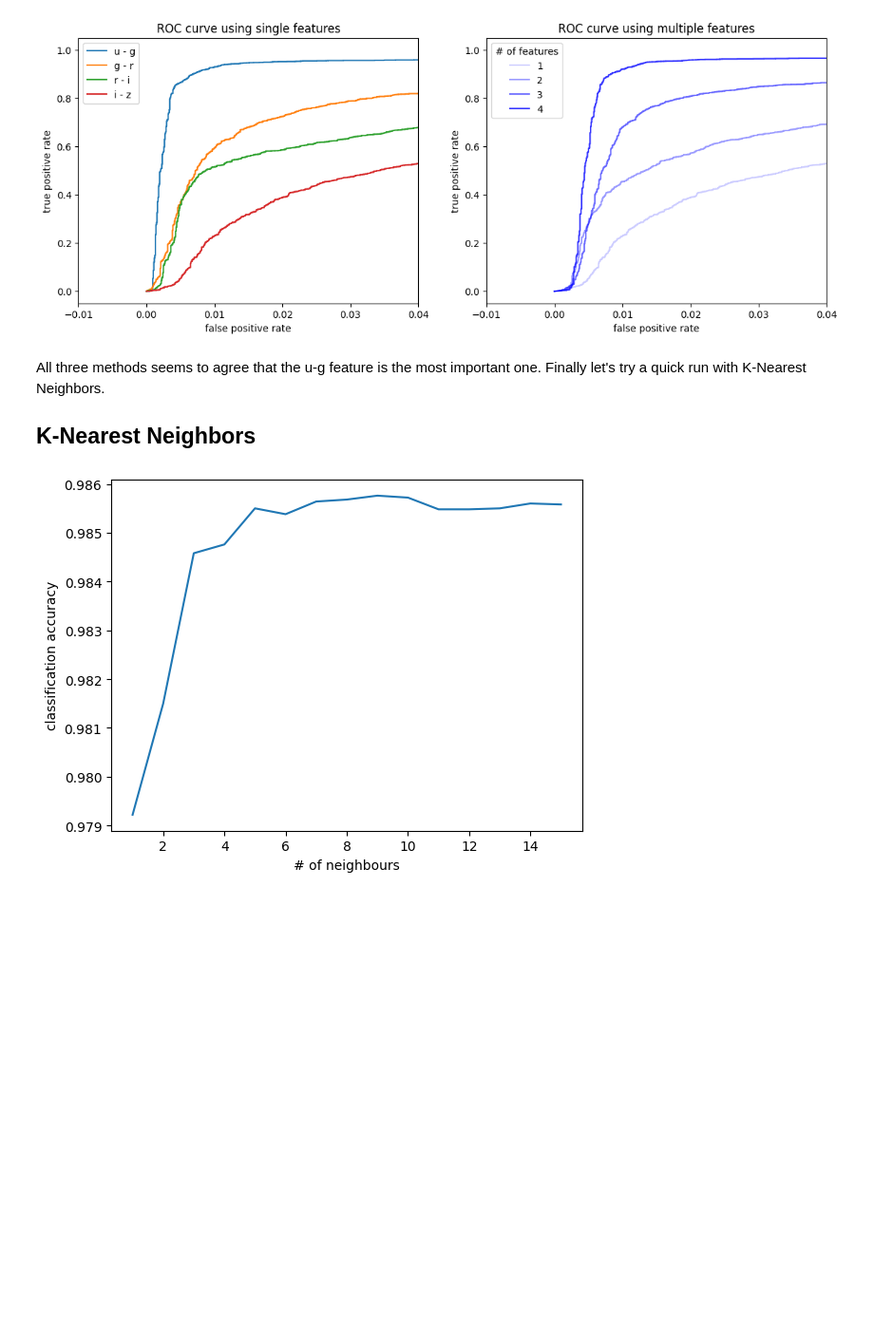
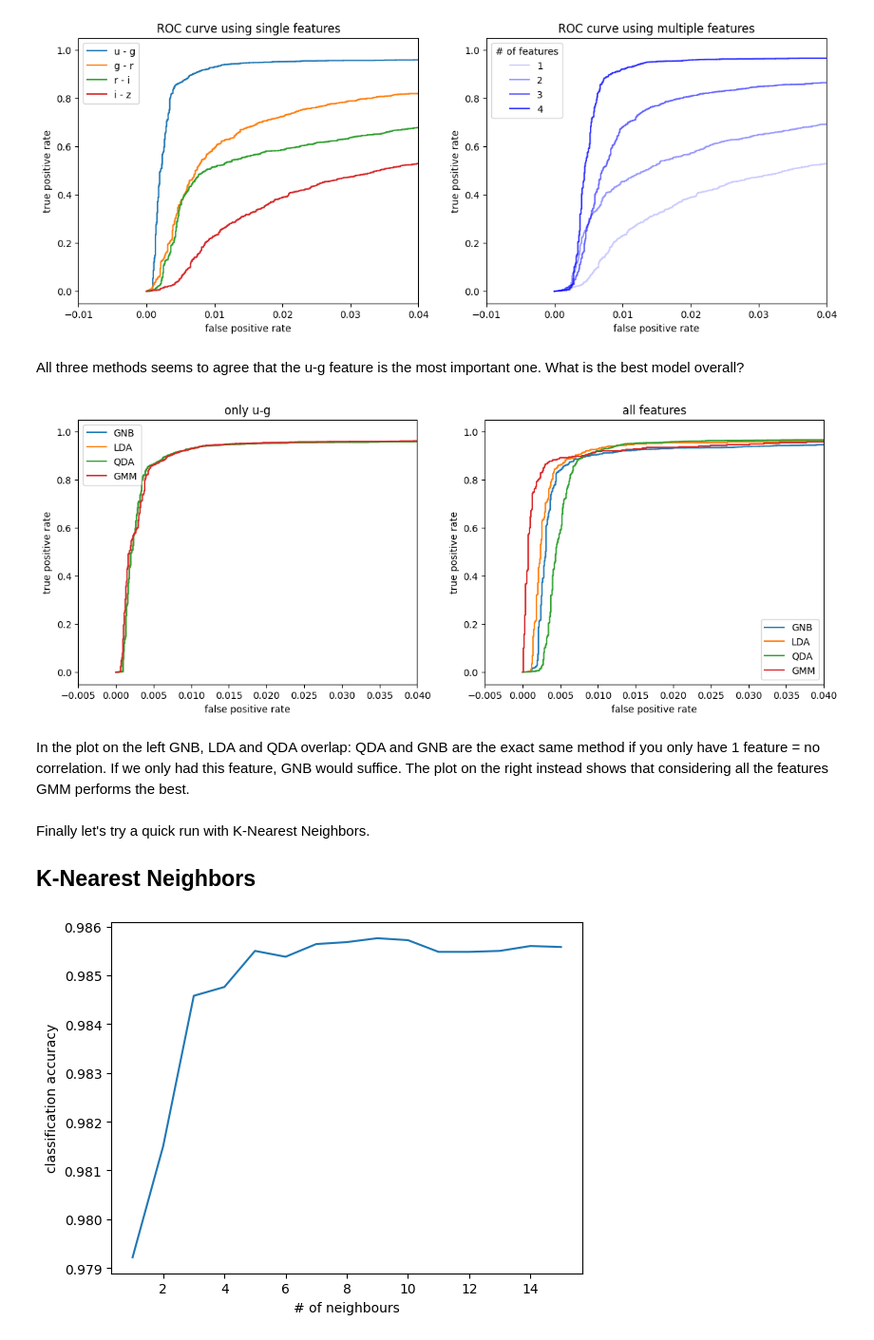
Before and after one commit to lisam10/astrostatistics_bicocca_2024, a Jupyter notebook: working/W19_quasars.ipynb, the cells around one changed output. Shown at 95% size. Saved outputs shown, nothing was run; the diff lists cells and outputs as text; code cells hidden in the pictures; blank space fills up the shorter version.

```diff
--- a/working/W19_quasars.ipynb
+++ b/working/W19_quasars.ipynb
@@ -207,6 +185,4 @@ plt.show()
 # %% [output]
 [figure]
 # %% [markdown]
-All three methods seems to agree that the u-g feature is the most important one. Finally let's try a quick run with K-Nearest Neighbors.
-
-## K-Nearest Neighbors
+All three methods seems to agree that the u-g feature is the most important one. What is the best model overall?
@@ -213,3 +191,50 @@ All three methods seems to agree that the u-g feature is the most important one.
+# %%
+def compute_ROC(X_train, y_train, X_val, y_val, clf_name):
+    if clf_name=='GNB':
+        clf=GaussianNB()
+    elif clf_name=='LDA':
+        clf=LDA()
+    elif clf_name=='QDA':
+        clf=QDA()
+    elif clf_name=='GMM':
+        clf=GMMBayes(n_components=3)
+
+    clf.fit(X_train, y_train)
+    y_prob = clf.predict_proba(X_val)[:,1]
+    fpr, tpr, thresh = roc_curve(y_val, y_prob)
+    return fpr, tpr
+# %%
+fig = plt.figure(figsize = (14, 5))
+
+#only on u-g line -----------
+ax = fig.add_subplot(121)
+ax.set(xlabel='false positive rate', ylabel = 'true positive rate', title = 'only u-g', xlim = (-0.005, 0.04))
+ug_train = X_train[:,0].reshape(-1,1)
+ug_val = X_val[:,0].reshape(-1,1)
+clf=['GNB', 'LDA', 'QDA', 'GMM']
+for c in clf:
+    fpr, tpr = compute_ROC(ug_train, y_train, ug_val, y_val, c)
+    ax.plot(fpr, tpr, label=c)
+
+ax.legend()
+#on all features -----------
+
+ax = fig.add_subplot(122)
+ax.set(xlabel='false positive rate', ylabel = 'true positive rate', title = 'all features', xlim = (-0.005, 0.04))
+for c in clf:
+    fpr, tpr = compute_ROC(X_train, y_train, X_val, y_val, c)
+    ax.plot(fpr, tpr, label=c)
+ax.legend()
+plt.show()
+# %% [output]
+[figure, added]
+# %% [markdown]
+In the plot on the left GNB, LDA and QDA overlap: QDA and GNB are the exact same method if you only have 1 feature = no correlation. If we only had this feature, GNB would suffice.
+The plot on the right instead shows that considering all the features GMM performs the best.
+# %% [markdown]
+ Finally let's try a quick run with K-Nearest Neighbors.
+
+## K-Nearest Neighbors
 # %%
 from sklearn.neighbors import KNeighborsClassifier
 
```
Also changed, not shown: parts of 8 cells of this notebook.
